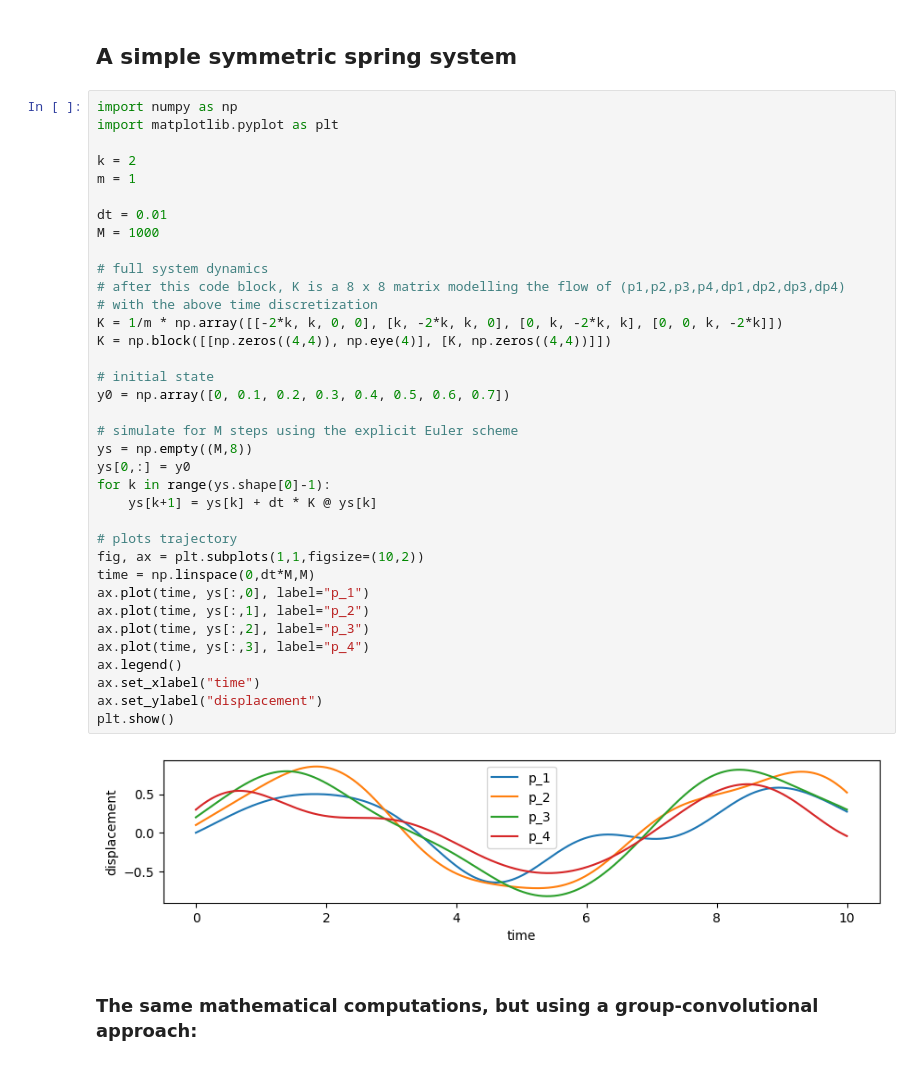
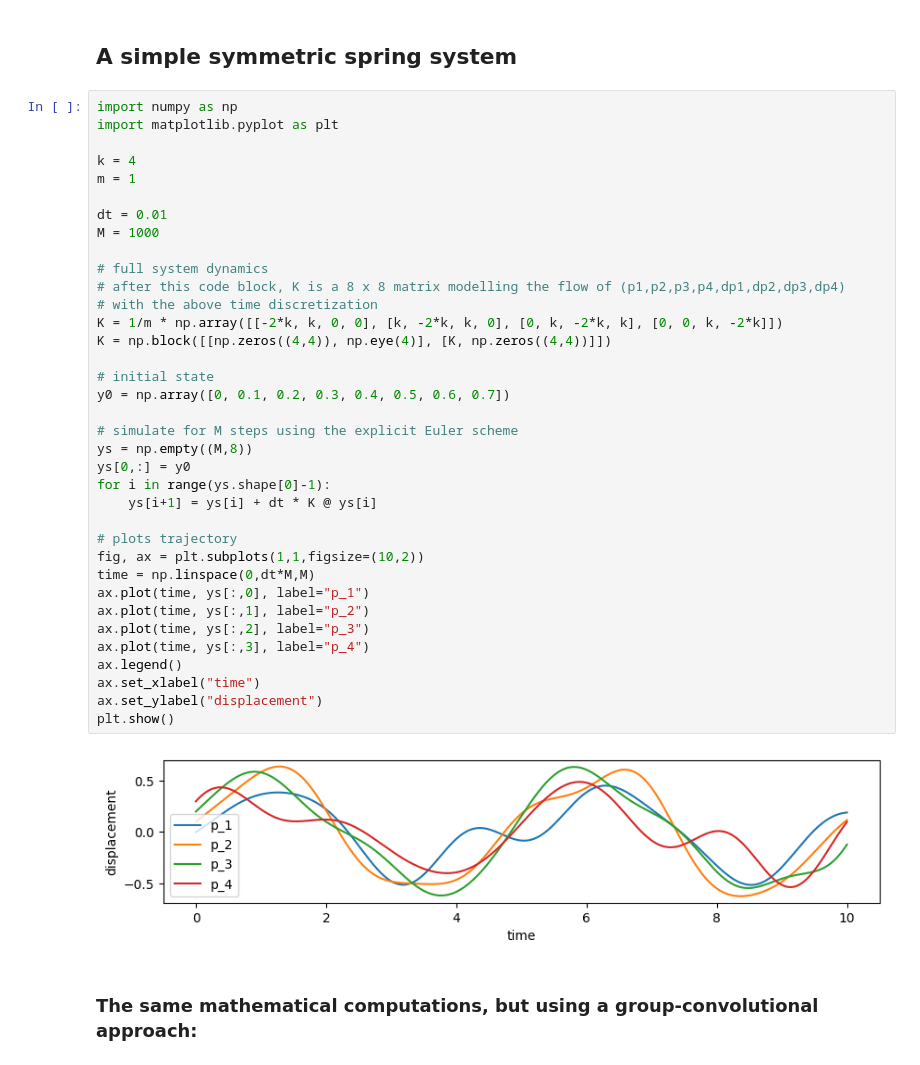
Before and after one commit to graps1/convolutional-edmd, a Jupyter notebook: spring_system.ipynb, the cells around one changed output. Cells and saved outputs as stored; diff of their text form.

```diff
--- a/spring_system.ipynb
+++ b/spring_system.ipynb
@@ -4,40 +4,40 @@
 import numpy as np
 import matplotlib.pyplot as plt
 
-k = 2
+k = 4
 m = 1
 
 dt = 0.01
 M = 1000
 
 # full system dynamics
 # after this code block, K is a 8 x 8 matrix modelling the flow of (p1,p2,p3,p4,dp1,dp2,dp3,dp4)
 # with the above time discretization
 K = 1/m * np.array([[-2*k, k, 0, 0], [k, -2*k, k, 0], [0, k, -2*k, k], [0, 0, k, -2*k]])
 K = np.block([[np.zeros((4,4)), np.eye(4)], [K, np.zeros((4,4))]])
 
 # initial state
 y0 = np.array([0, 0.1, 0.2, 0.3, 0.4, 0.5, 0.6, 0.7])
 
 # simulate for M steps using the explicit Euler scheme
 ys = np.empty((M,8))
 ys[0,:] = y0
-for k in range(ys.shape[0]-1):
-    ys[k+1] = ys[k] + dt * K @ ys[k]
+for i in range(ys.shape[0]-1):
+    ys[i+1] = ys[i] + dt * K @ ys[i]
 
 # plots trajectory
 fig, ax = plt.subplots(1,1,figsize=(10,2))
 time = np.linspace(0,dt*M,M)
 ax.plot(time, ys[:,0], label="p_1")
 ax.plot(time, ys[:,1], label="p_2")
 ax.plot(time, ys[:,2], label="p_3")
 ax.plot(time, ys[:,3], label="p_4")
 ax.legend()
 ax.set_xlabel("time")
 ax.set_ylabel("displacement")
 plt.show()
 # %% [output]
-[figure, old version]
+[figure, new version]
 # %% [markdown]
 ### The same mathematical computations, but using a group-convolutional approach:
 # %%
```
Also changed, not shown: parts of 3 cells of this notebook.
